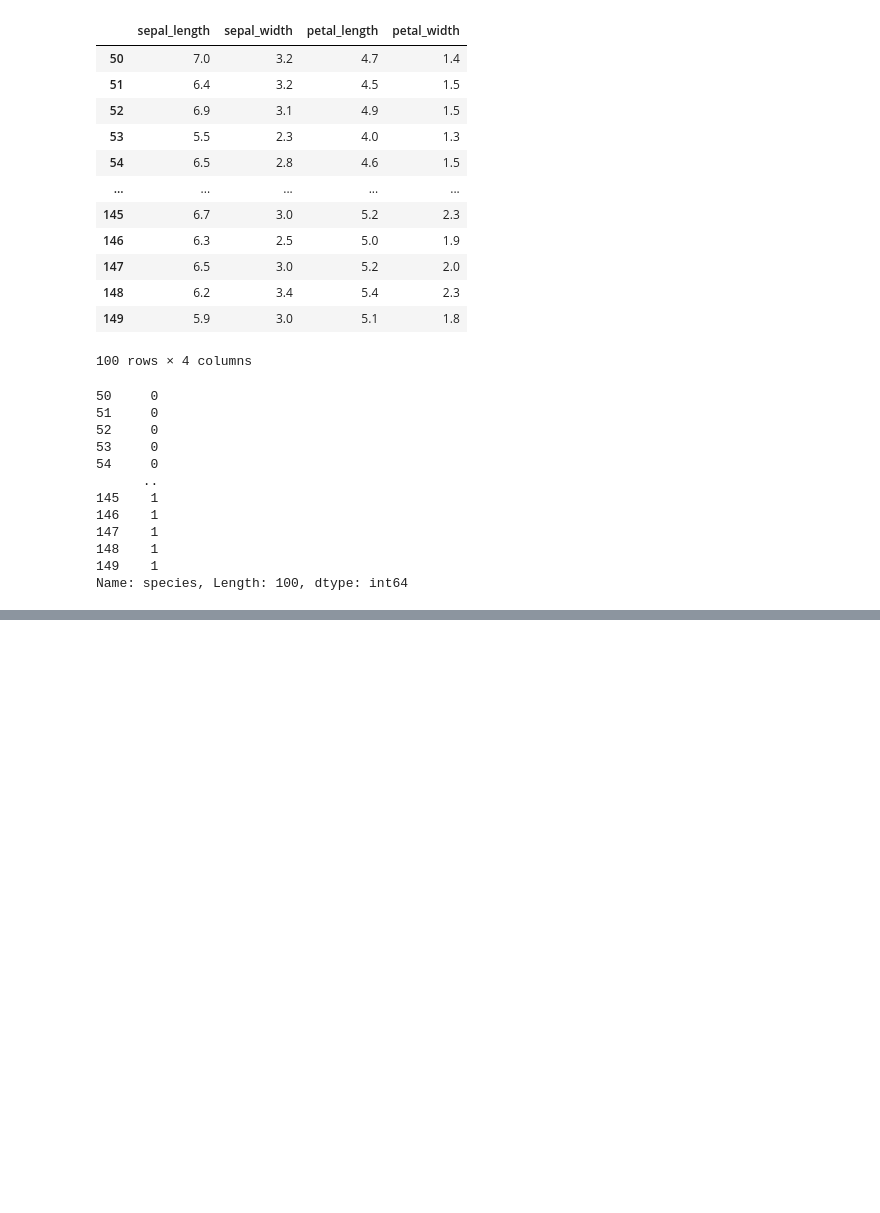
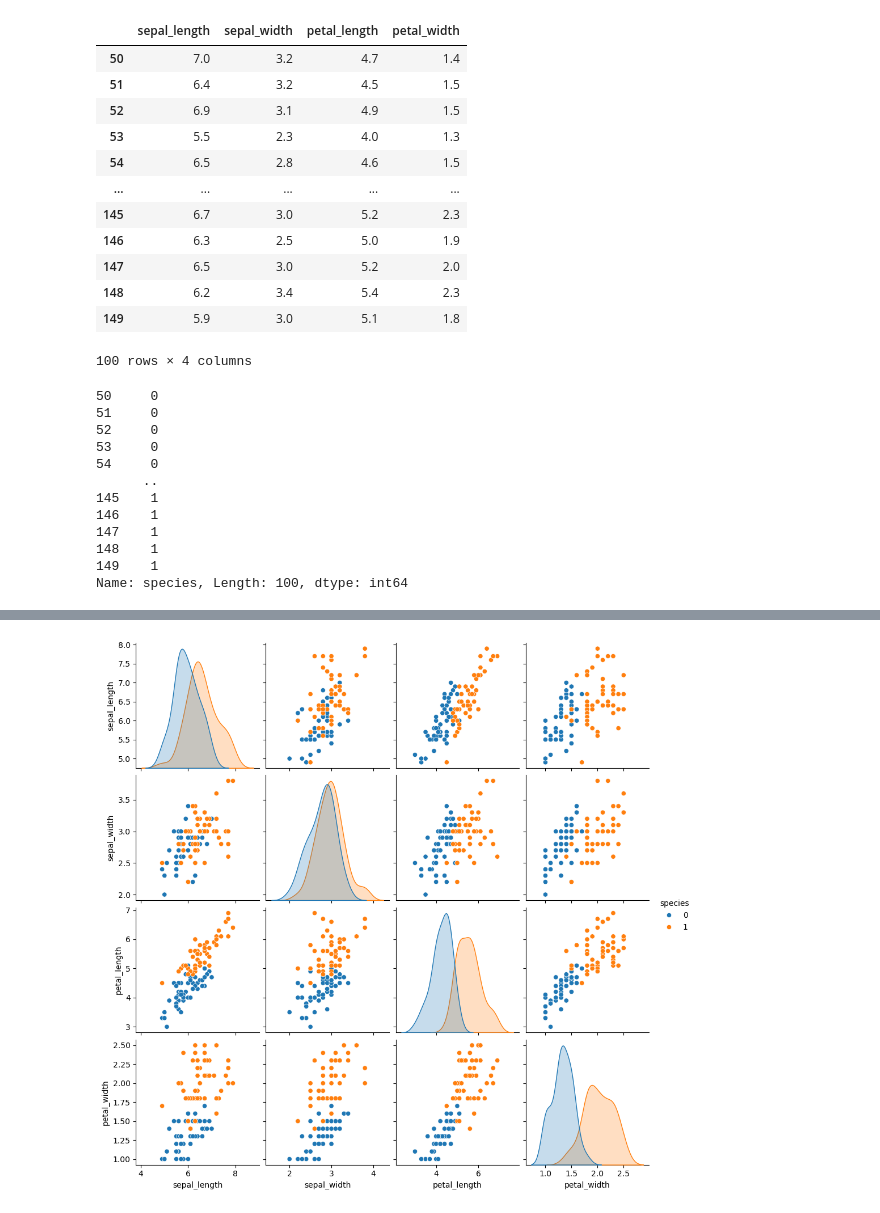
Before and after one commit to chaudhary-dotcom/ML, a Jupyter notebook: logistic_regression.ipynb, the cells around one changed output, grey strips where cells are left out. Saved outputs shown, nothing was run; the diff lists cells and outputs as text; code cells hidden in the pictures; blank space fills up the shorter version.

```diff
--- a/logistic_regression.ipynb
+++ b/logistic_regression.ipynb
@@ -118,0 +175,6 @@ ValueError: Invalid parameter 'penality' for estimator LogisticRegression(C=1).
+# %%
+# EDA
+sns.pairplot(df, hue='species')
+plt.show()
+# %% [output]
+[figure, added]
```
Also changed, not shown: parts of 9 cells of this notebook.
